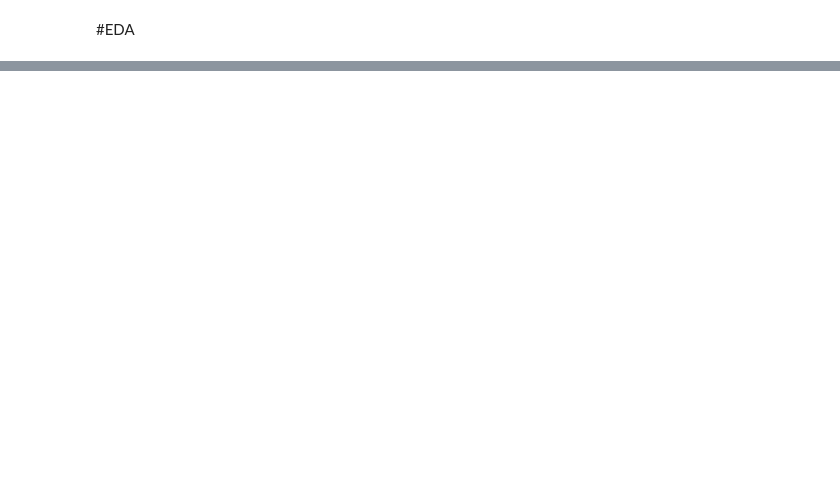
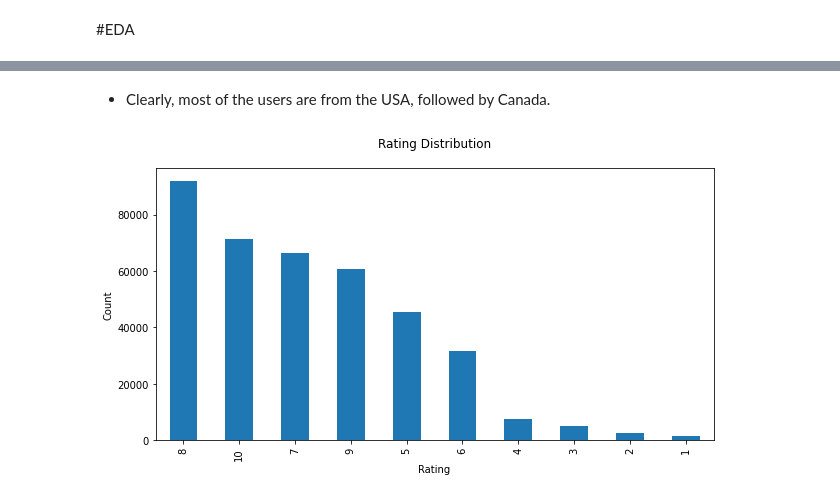
Before and after one commit to Aehteshaam-Shaikh/Book-Recommendation-System, a Jupyter notebook: Book_Recommendation_System.ipynb, the cells around one changed output, grey strips where cells are left out. Saved outputs shown, nothing was run; the diff lists cells and outputs as text; code cells hidden in the pictures; blank space fills up the shorter version.

```diff
--- a/Book_Recommendation_System.ipynb
+++ b/Book_Recommendation_System.ipynb
@@ -467,0 +493,12 @@ Final_df=pd.merge(Final_df,books_df,on='ISBN')
+# %% [markdown]
+* Clearly, most of the users are from the USA, followed by Canada.
+# %%
+# plotting ratings distribution for explicit ratings
+plt.figure(figsize=(10,5))
+ratings_df_explicit['Book-Rating'].value_counts().plot(kind='bar')
+plt.title('Rating Distribution\n')
+plt.xlabel('Rating')
+plt.ylabel('Count')
+plt.show()
+# %% [output]
+[figure, added]
```
Also changed, not shown: parts of 15 cells of this notebook.
